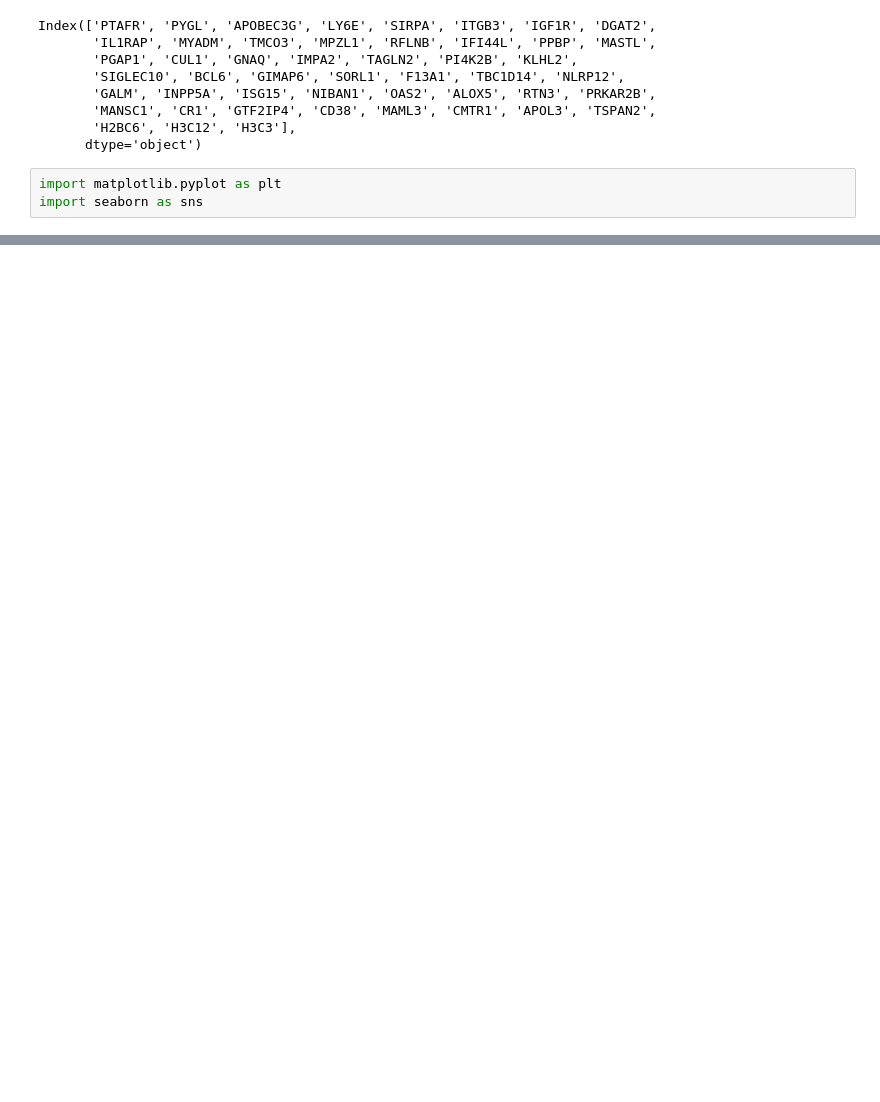
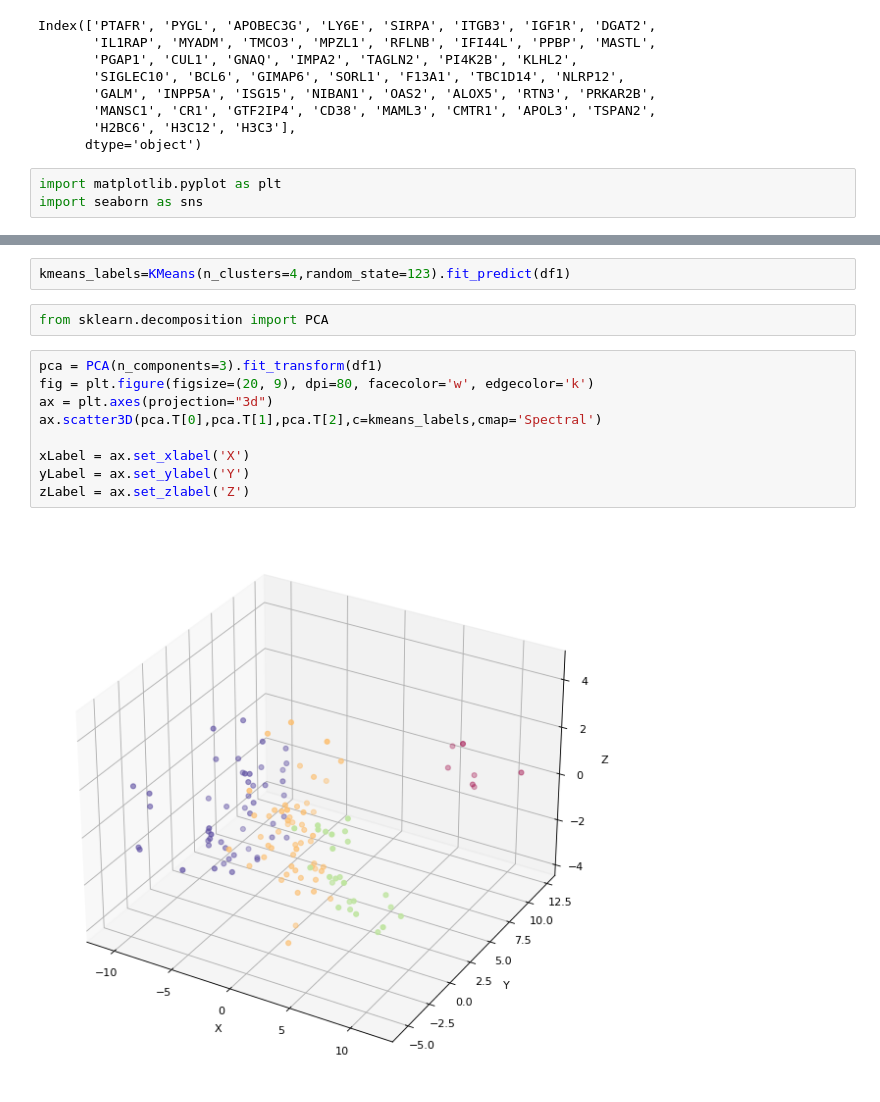
Before and after one commit to cemresvural/KawasakiDisease135, a Jupyter notebook: KawasakiDisease135.ipynb, the cells around one changed output, grey strips where cells are left out. Cells and saved outputs as stored; diff of their text form; blank space fills up the shorter version.

```diff
--- a/KawasakiDisease135.ipynb
+++ b/KawasakiDisease135.ipynb
@@ -115,0 +162,15 @@ plt.show()
+# %%
+kmeans_labels=KMeans(n_clusters=4,random_state=123).fit_predict(df1)
+# %%
+from sklearn.decomposition import PCA
+# %%
+pca = PCA(n_components=3).fit_transform(df1)
+fig = plt.figure(figsize=(20, 9), dpi=80, facecolor='w', edgecolor='k')
+ax = plt.axes(projection="3d")
+ax.scatter3D(pca.T[0],pca.T[1],pca.T[2],c=kmeans_labels,cmap='Spectral')
+
+xLabel = ax.set_xlabel('X')
+yLabel = ax.set_ylabel('Y')
+zLabel = ax.set_zlabel('Z')
+# %% [output]
+[figure, added]
```
Also changed, not shown: parts of 12 cells of this notebook.
